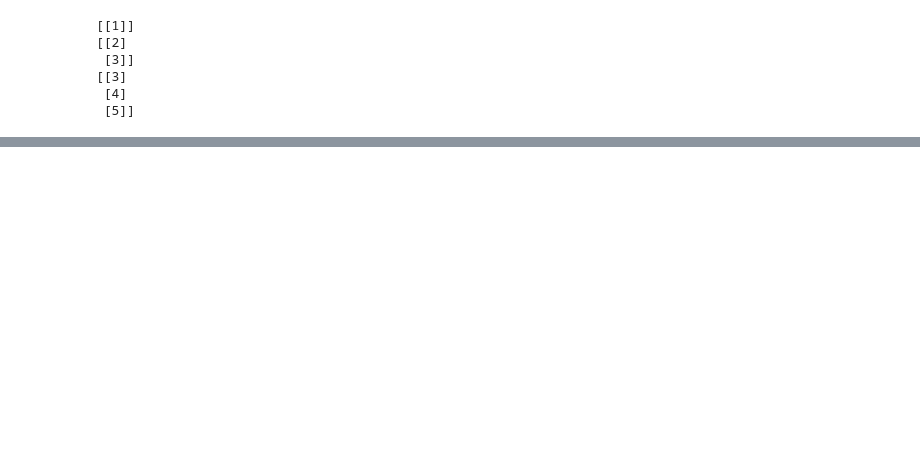
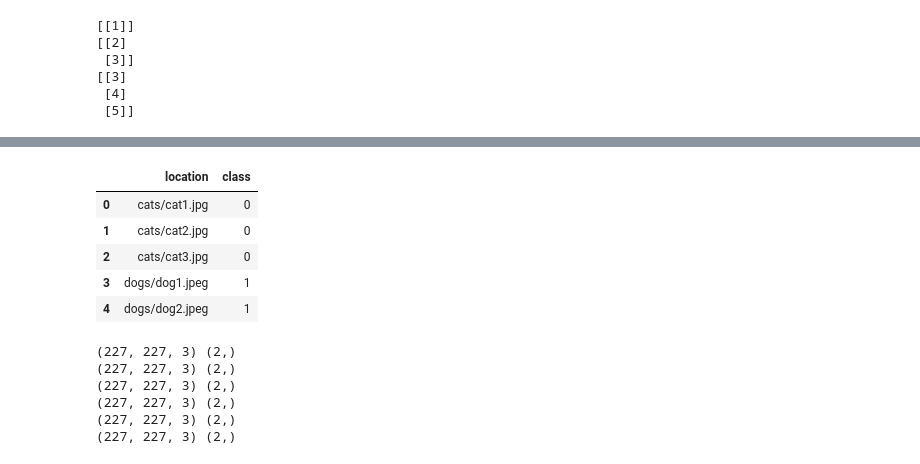
Before and after one commit to edyoda/AI101-DeepLearning, a Jupyter notebook: 2.10 Tensorflow Datasets.ipynb, the cells around one changed output, grey strips where cells are left out. Drawn from its saved outputs; the diff is of its cells as text; code cells hidden in the pictures; blank space fills up the shorter version.

```diff
--- a/2.10 Tensorflow Datasets.ipynb
+++ b/2.10 Tensorflow Datasets.ipynb
@@ -62,0 +146,10 @@ with tf.Session() as sess:
+# %%
+dclist = pd.read_csv('dclist.csv')
+dclist.head()
+# %% [output]
+|  | location | class |
+| 0 | cats/cat1.jpg | 0 |
+| 1 | cats/cat2.jpg | 0 |
+| 2 | cats/cat3.jpg | 0 |
+| 3 | dogs/dog1.jpeg | 1 |
+| 4 | dogs/dog2.jpeg | 1 |
@@ -62,0 +165,10 @@ with tf.Session() as sess:
+# %%
+for elem in name_gen():
+    print (elem[0].shape,elem[1].shape)
+# %% [output]
+(227, 227, 3) (2,)
+(227, 227, 3) (2,)
+(227, 227, 3) (2,)
+(227, 227, 3) (2,)
+(227, 227, 3) (2,)
+(227, 227, 3) (2,)
```
Also changed, not shown: parts of 15 cells of this notebook, 32 other files.
